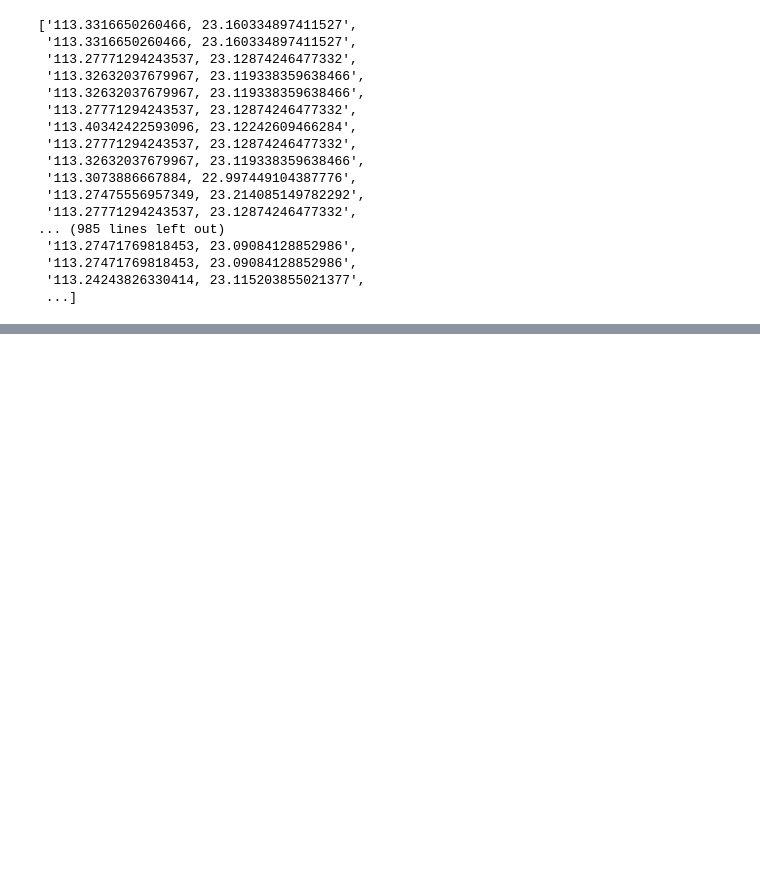
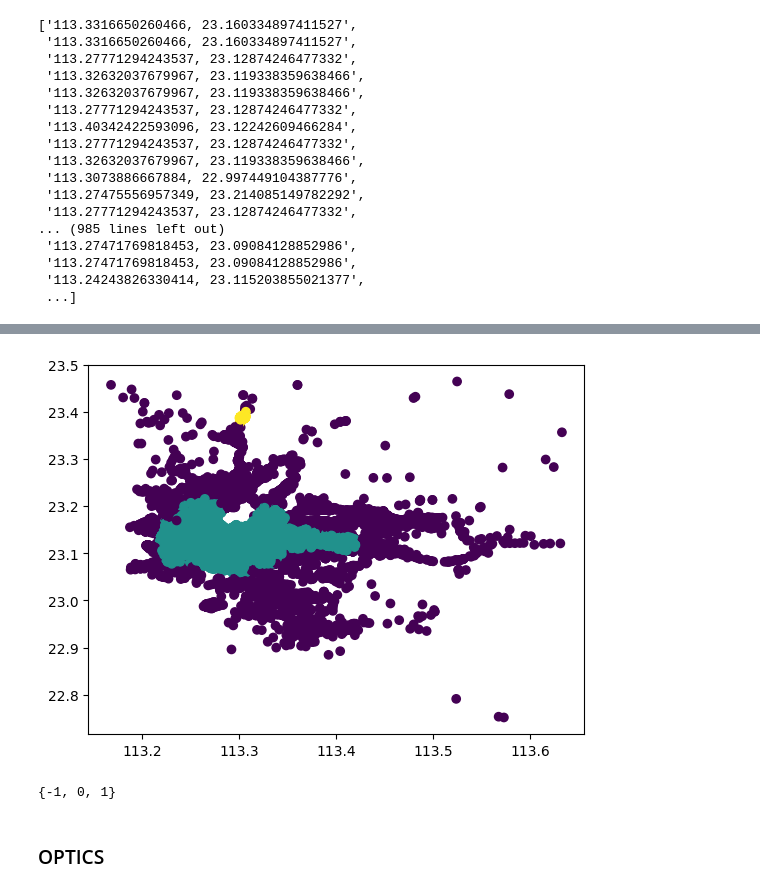
Before and after one commit to kristina100/BigDataAnalysisSystemforCabs, a Jupyter notebook: Algorithm/Demand_Areas_and_Passenger_HotSpots/Demand_Areas_and_Passenger_HotSpots.ipynb, the cells around one changed output, grey strips where cells are left out. Drawn from its saved outputs; the diff is of its cells as text; code cells hidden in the pictures; blank space fills up the shorter version.

```diff
--- a/Algorithm/Demand_Areas_and_Passenger_HotSpots/Demand_Areas_and_Passenger_HotSpots.ipynb
+++ b/Algorithm/Demand_Areas_and_Passenger_HotSpots/Demand_Areas_and_Passenger_HotSpots.ipynb
@@ -402,7 +473,7 @@ passenger_hot_spot.to_csv('passenger_hot_spot_0201.csv')
 # %%
-D_data_20170201 = data_20170201.copy(deep=True)
-list_D_data_20170201 = list(D_data_20170201.values)
+D_data_week = df_data_week.copy(deep=True)
+list_D_data_week = list(D_data_week.values)
 # %%
 from sklearn.cluster import DBSCAN
 
-dbscan = DBSCAN(eps=0.011).fit(list_D_data_20170201)
+dbscan = DBSCAN(eps=0.011, min_samples=1000).fit(list_D_data_week[:100000])
@@ -416,0 +480,14 @@ plt.show()
+# %%
+import matplotlib.pyplot as plt
+import numpy as np
+
+plt.scatter(np.array(list_D_data_week[:100000])[:, 0], np.array(list_D_data_week[:100000])[:, 1], c=dbscan.labels_)
+plt.show()
+# %% [output]
+[figure, added]
+# %%
+set(dbscan.labels_)
+# %% [output]
+{-1, 0, 1}
+# %% [markdown]
+### OPTICS
```
Also changed, not shown: parts of 74 cells of this notebook, 1 other file.
